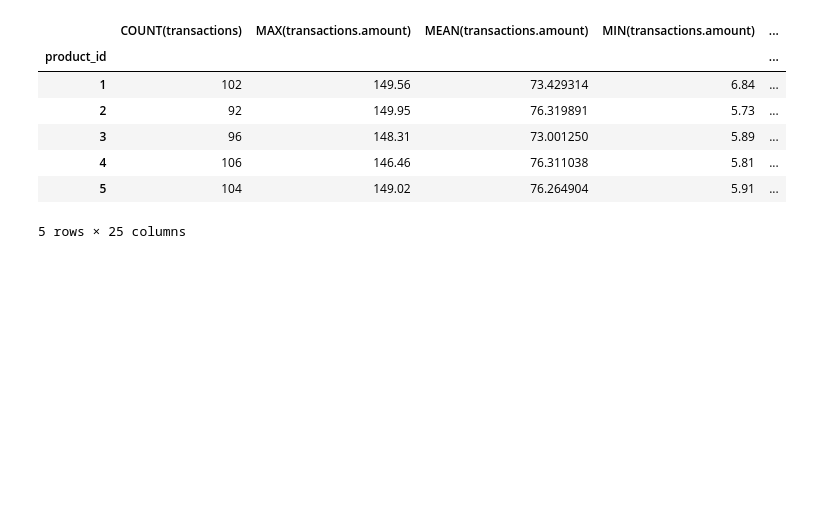
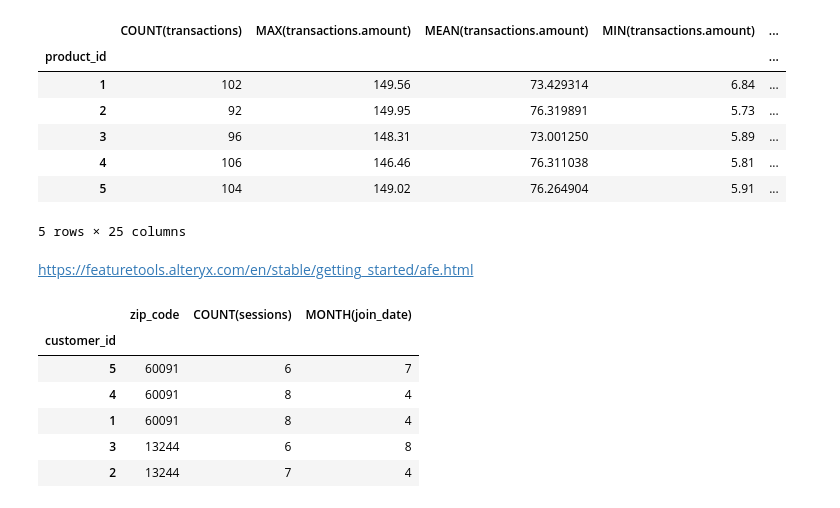
Before and after one commit to anras5/Criteo-Search-Data, a Jupyter notebook: dfs_test.ipynb, the cells around one changed output. Cells and saved outputs as stored; diff of their text form; code cells hidden in the pictures; blank space fills up the shorter version.

```diff
--- a/dfs_test.ipynb
+++ b/dfs_test.ipynb
@@ -137,3 +137,20 @@ feature_matrix
 | 4 | 106 | 146.46 | 76.311038 | 5.81 | ... |
 | 5 | 104 | 149.02 | 76.264904 | 5.91 | ... |
 5 rows × 25 columns
+# %% [markdown]
+https://featuretools.alteryx.com/en/stable/getting_started/afe.html
+# %%
+feature_matrix, feature_defs = ft.dfs(entityset=es,
+                                      target_dataframe_name="customers",
+                                      agg_primitives=["count"],
+                                      trans_primitives=["month"],
+                                      max_depth=1)
+feature_matrix
+# %% [output]
+|  | zip_code | COUNT(sessions) | MONTH(join_date) |
+| customer_id |  |  |  |
+| 5 | 60091 | 6 | 7 |
+| 4 | 60091 | 8 | 4 |
+| 1 | 60091 | 8 | 4 |
+| 3 | 13244 | 6 | 8 |
+| 2 | 13244 | 7 | 4 |
```
Also changed, not shown: parts of 1 cell of this notebook, 2 other files.
